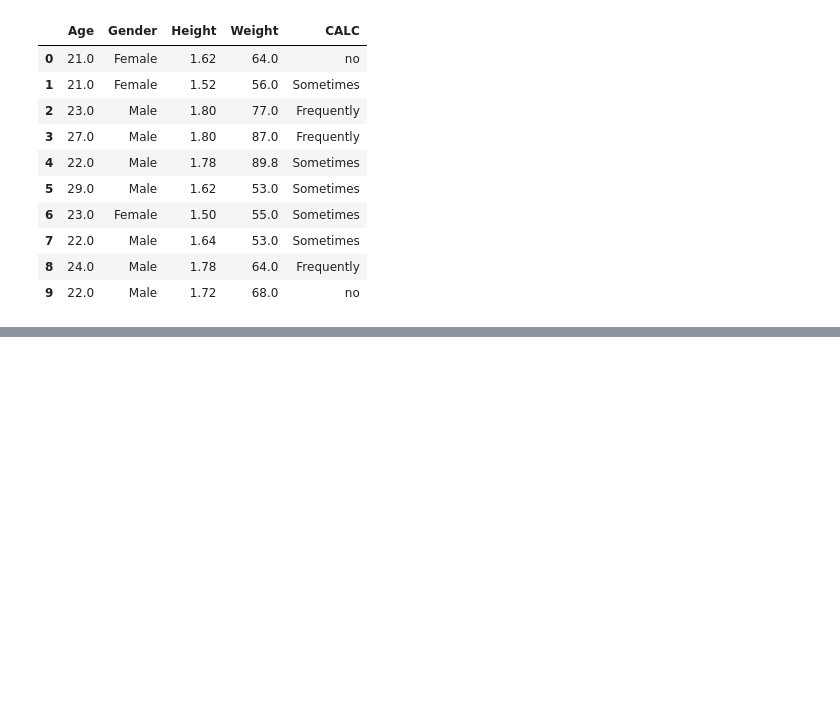
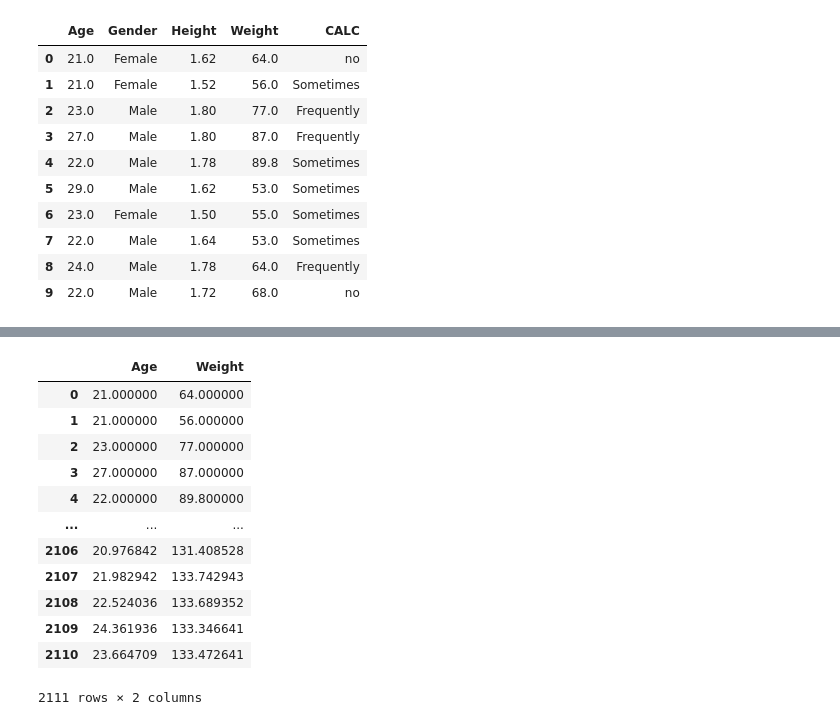
Before and after one commit to LaxmiNarayana31/ml-learning, a Jupyter notebook: Pandas/01.ipynb, the cells around one changed output, grey strips where cells are left out. Cells and saved outputs as stored; diff of their text form; code cells hidden in the pictures; blank space fills up the shorter version.

```diff
--- a/Pandas/01.ipynb
+++ b/Pandas/01.ipynb
@@ -234,0 +265,17 @@ dataset.iloc[0:10, 0:5]
+# %%
+# You can access also multiple columns
+dataset[["Age", "Weight"]]
+# %% [output]
+|  | Age | Weight |
+| 0 | 21.000000 | 64.000000 |
+| 1 | 21.000000 | 56.000000 |
+| 2 | 23.000000 | 77.000000 |
+| 3 | 27.000000 | 87.000000 |
+| 4 | 22.000000 | 89.800000 |
+| ... | ... | ... |
+| 2106 | 20.976842 | 131.408528 |
+| 2107 | 21.982942 | 133.742943 |
+| 2108 | 22.524036 | 133.689352 |
+| 2109 | 24.361936 | 133.346641 |
+| 2110 | 23.664709 | 133.472641 |
+2111 rows × 2 columns
```
Also changed, not shown: parts of 5 cells of this notebook, 2 other files.
